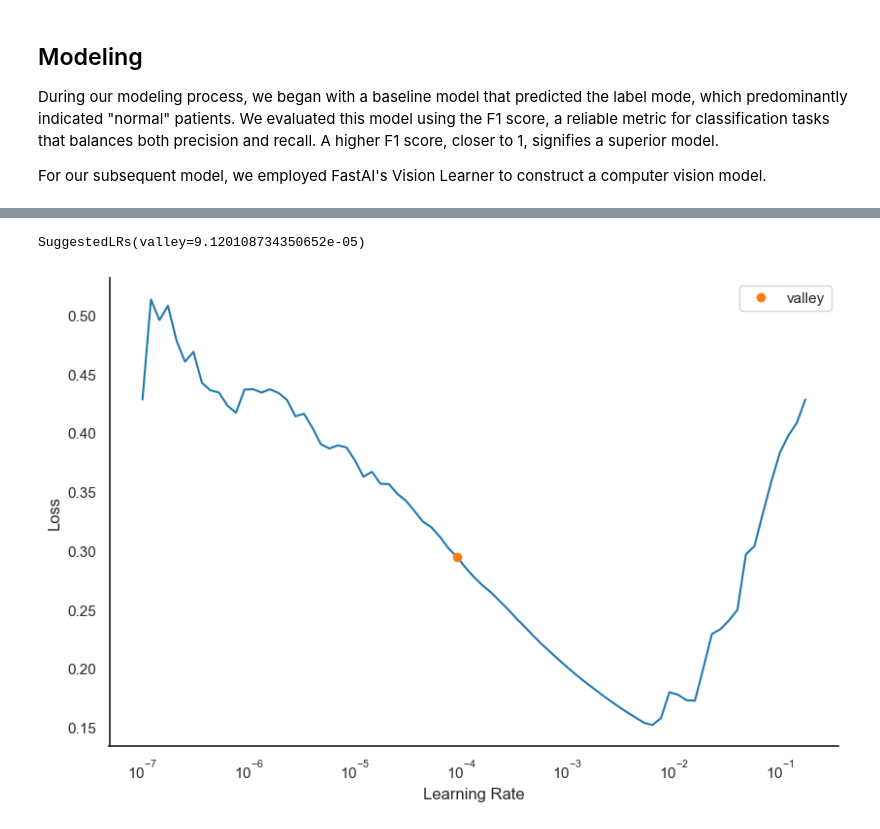
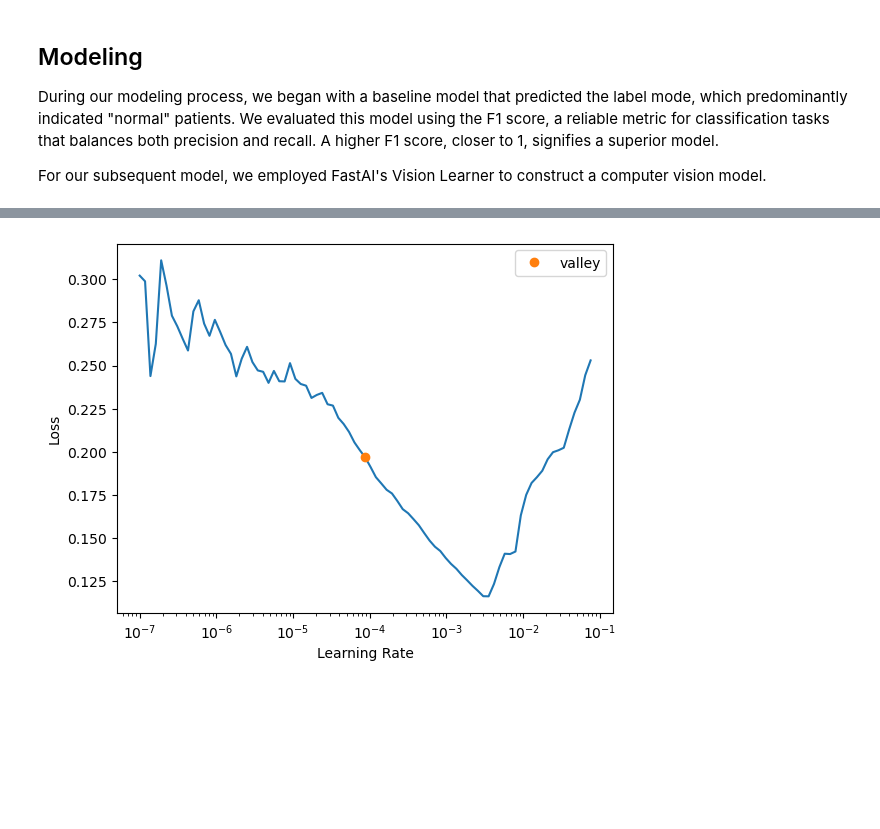
Before and after one commit to Jimmy772/dsc-phase-4-project, a Jupyter notebook: index.ipynb, the cells around one changed output, grey strips where cells are left out. Saved outputs shown, nothing was run; the diff lists cells and outputs as text; code cells hidden in the pictures; blank space fills up the shorter version.

```diff
--- a/index.ipynb
+++ b/index.ipynb
@@ -84,7 +104,7 @@ df = pd.concat([train_df, val_df, test_df])
 
 # Create instance of StratifiedShuffleSplit
 splitter = StratifiedShuffleSplit(
-    n_splits=1, train_size=100, test_size=20, random_state=42
+    n_splits=1, train_size=200, test_size=50, random_state=42
 )
 
 # Split the data into training and test sets using the splitter
@@ -173,8 +193,7 @@ interp.plot_confusion_matrix(figsize=(7, 7));  # The matrix uses the validation
 # %%
 # find best learning rate
-learn.lr_find()
+suggestedLR = learn.lr_find(end_lr=1)
 # %% [output]
 [interactive output not drawn]
-SuggestedLRs(valley=9.120108734350652e-05)
-[figure, old version]
+[figure, new version]
 # %%
```
Also changed, not shown: parts of 11 cells of this notebook.
